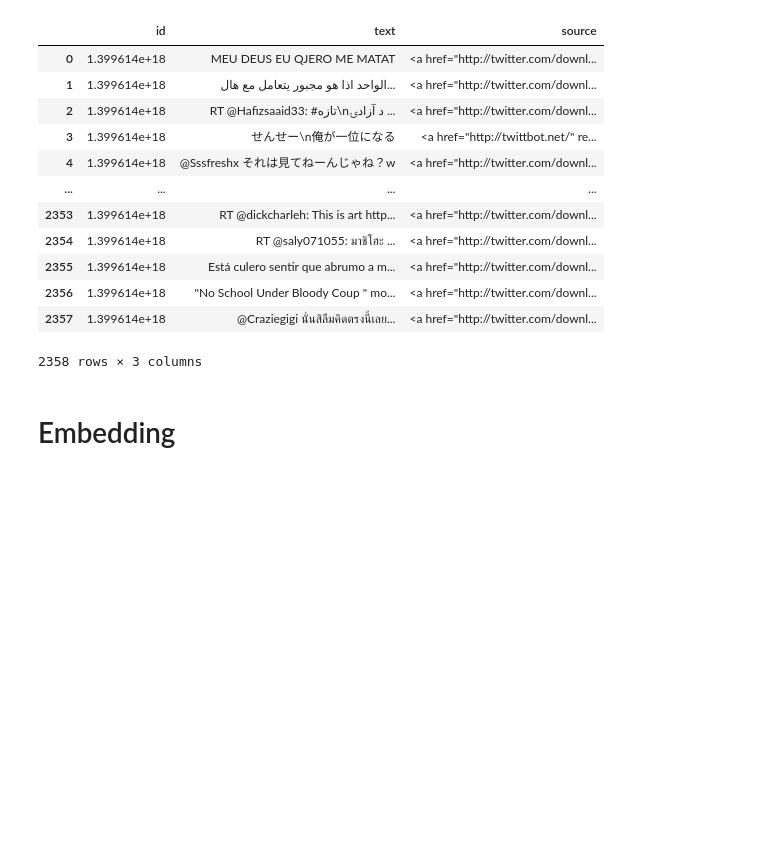
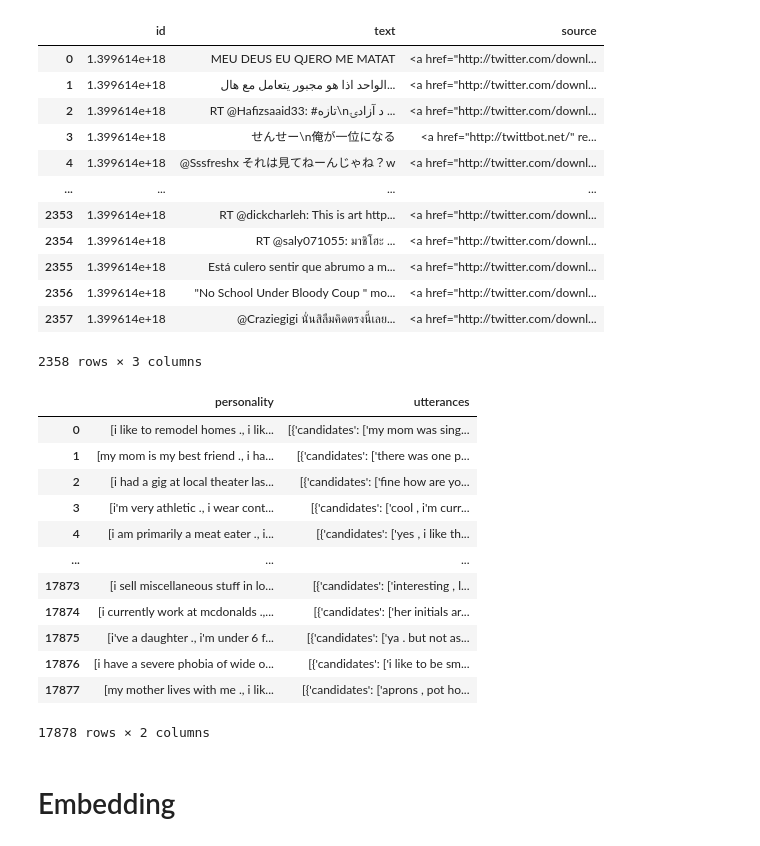
Before and after one commit to Exe-dev/TextEmbeddingVisualization, a Jupyter notebook: Vizualization.ipynb, the cells around one changed output. Cells and saved outputs as stored; diff of their text form; code cells hidden in the pictures; blank space fills up the shorter version.

```diff
--- a/Vizualization.ipynb
+++ b/Vizualization.ipynb
@@ -24,6 +20,7 @@ device(type='cuda')
 # Input Parameters
 # %%
 PATH = "twitter-stream/2021/06/01/00/29.json"
+PATH_PERCHAT = "./data/persona-chat_train.json"
 # %%
 tqdm.pandas()
 tokenizer = AutoTokenizer.from_pretrained("bert-base-uncased")
@@ -38,6 +35,12 @@ with open(PATH) as f:
         for line in f.readlines():
             dic=json.loads(line)
             list_tweet.append(dic)
+# %%
+list_perchat = []
+with open(PATH_PERCHAT) as f:
+        for line in f.readlines():
+            dic=json.loads(line)
+            list_perchat.append(dic)
 # %%
 df_twitter = pd.DataFrame(list_tweet)
 df_twitter = df_twitter.dropna(subset=["text"]).reset_index()
@@ -59,6 +62,23 @@ df_twitter
 | 2356 | 1.399614e+18 | "No School Under Bloody Coup " mo... | <a href="http://twitter.com/downl... |
 | 2357 | 1.399614e+18 | @Craziegigi นั่นสิลืมคิดตรงนี้เลย... | <a href="http://twitter.com/downl... |
 2358 rows × 3 columns
+# %%
+df_perchat = pd.DataFrame(list_perchat)
+df_perchat
+# %% [output]
+|  | personality | utterances |
+| 0 | [i like to remodel homes ., i lik... | [{'candidates': ['my mom was sing... |
+| 1 | [my mom is my best friend ., i ha... | [{'candidates': ['there was one p... |
+| 2 | [i had a gig at local theater las... | [{'candidates': ['fine how are yo... |
+| 3 | [i'm very athletic ., i wear cont... | [{'candidates': ['cool , i'm curr... |
+| 4 | [i am primarily a meat eater ., i... | [{'candidates': ['yes , i like th... |
+| ... | ... | ... |
+| 17873 | [i sell miscellaneous stuff in lo... | [{'candidates': ['interesting , l... |
+| 17874 | [i currently work at mcdonalds .,... | [{'candidates': ['her initials ar... |
+| 17875 | [i've a daughter ., i'm under 6 f... | [{'candidates': ['ya . but not as... |
+| 17876 | [i have a severe phobia of wide o... | [{'candidates': ['i like to be sm... |
+| 17877 | [my mother lives with me ., i lik... | [{'candidates': ['aprons , pot ho... |
+17878 rows × 2 columns
 # %%
 #list_embeddings = [embedding for embedding in map(get_embedding, df_twitter["text"].tolist())]
 #list_embeddings
```
Also changed, not shown: parts of 2 cells of this notebook, 3 other files.
